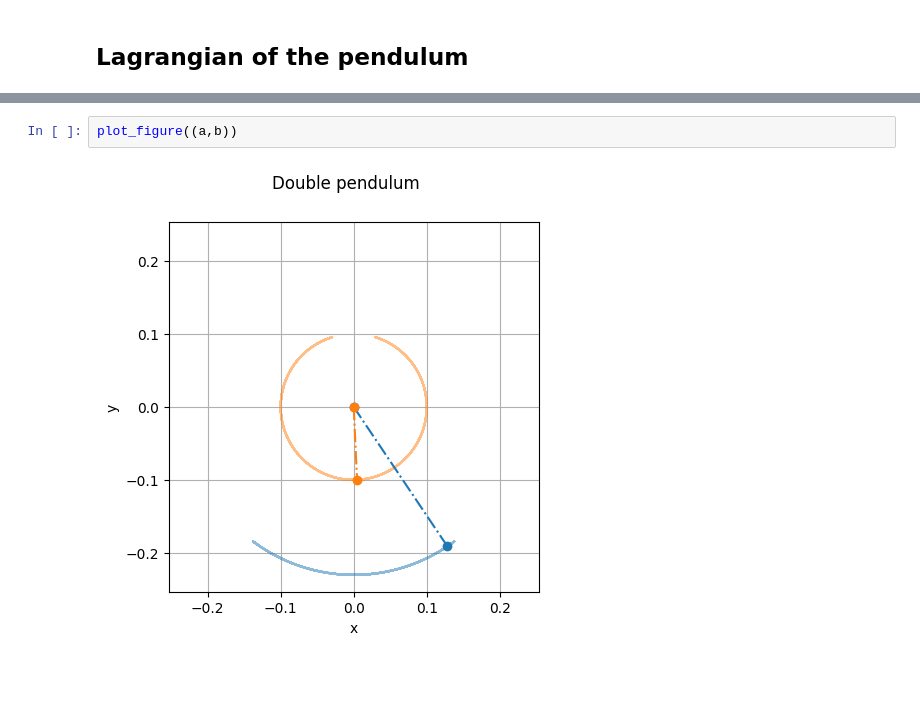
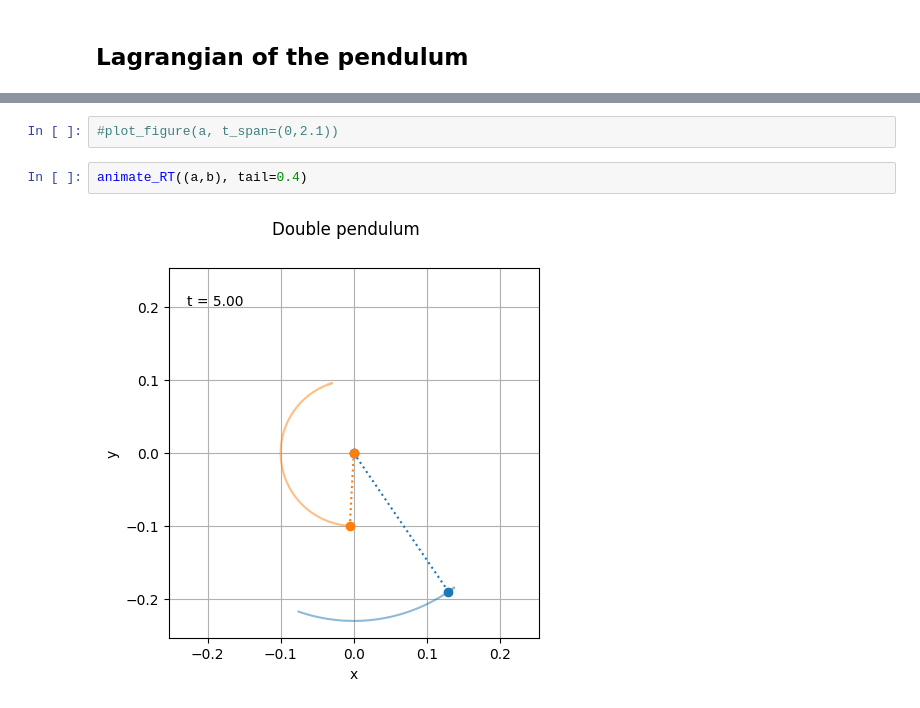
Before and after one commit to Giacomo-Menegatti/Animations, a Jupyter notebook: Pendulum.ipynb, the cells around one changed output, grey strips where cells are left out. Drawn from its saved outputs; the diff is of its cells as text; blank space fills up the shorter version.

```diff
--- a/Pendulum.ipynb
+++ b/Pendulum.ipynb
@@ -161,4 +160,6 @@ def animate_HTML(duration):
-# %%
-plot_figure((a,b))
-# %% [output]
-[figure, removed]
+# %%
+#plot_figure(a, t_span=(0,2.1))
+# %%
+animate_RT((a,b), tail=0.4)
+# %% [output]
+[figure, added]
```
Also changed, not shown: parts of 7 cells of this notebook.
